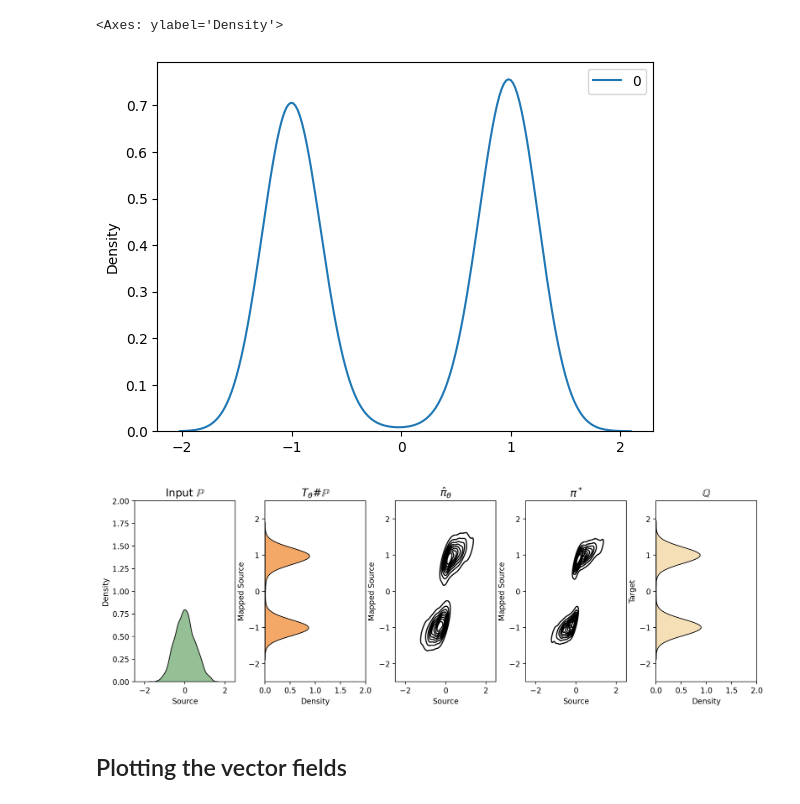
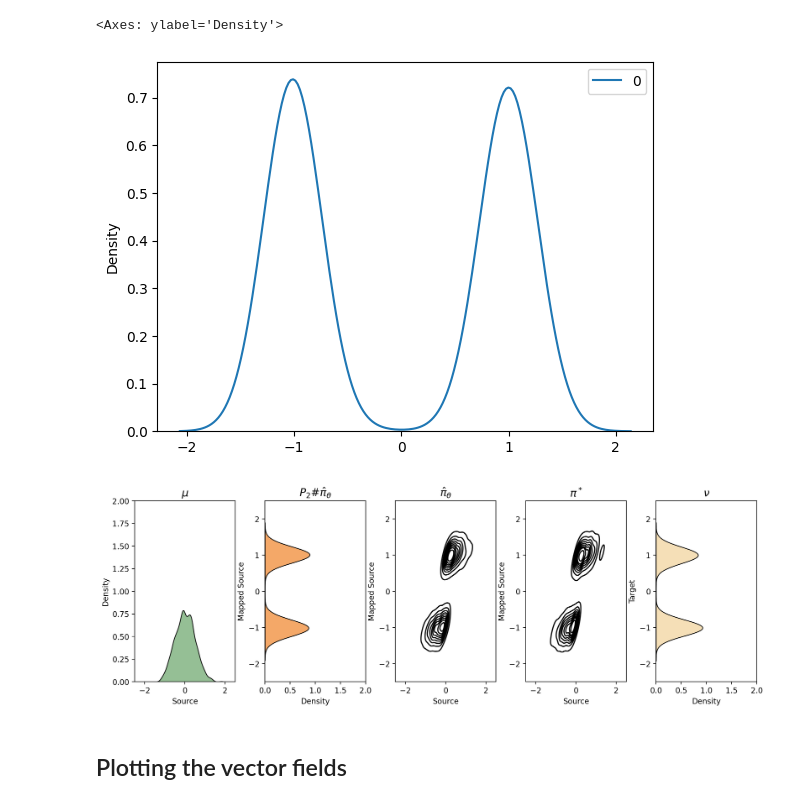
Before and after one commit to MUCDK/genot, a Jupyter notebook: notebooks/1d_simulated/1d_simulated_data_1e-2.ipynb, the cells around one changed output. Drawn from its saved outputs; the diff is of its cells as text; code cells hidden in the pictures.

```diff
--- a/notebooks/1d_simulated/1d_simulated_data_1e-2.ipynb
+++ b/notebooks/1d_simulated/1d_simulated_data_1e-2.ipynb
@@ -21,11 +19,11 @@ from entot.plotting.plots import plot_1D_balanced_new
 # %%
-source = MixtureNormalSampler(jax.random.PRNGKey(0), [0], 1,  0.5, batch_size=128)
-target = MixtureNormalSampler(jax.random.PRNGKey(1), [-1.0,1.0], 1,  0.1, batch_size=128)
+source = MixtureNormalSampler(jax.random.PRNGKey(0), [0], 1,  0.5, batch_size=1024)
+target = MixtureNormalSampler(jax.random.PRNGKey(1), [-1.0,1.0], 1,  0.1, batch_size=1024)
 # %%
-neural_net = MLP_FM_VAE2(1, 64, 64, 64, n_frequencies=10)
-bridge_net = Bridge_MLP(1, 64, 64)
+neural_net = MLP_vector_field(1, 128, 128, 128, n_frequencies=10)
+bridge_net = Bridge_MLP_mean(1, 128, 128)
 ot_solver = ott.solvers.linear.sinkhorn.Sinkhorn()
 solver_latent_to_data = ott.solvers.linear.sinkhorn.Sinkhorn()
 
-otfm = OTFlowMatching(neural_net, bridge_net=bridge_net, ot_solver=ot_solver, epsilon=1e-2, input_dim=1, output_dim=1, iterations=5_000, k_noise_per_x=10, solver_latent_to_data=solver_latent_to_data)
+otfm = OTFlowMatching(neural_net, bridge_net=bridge_net, ot_solver=ot_solver, epsilon=1e-1, input_dim=1, output_dim=1, iterations=20_000, k_noise_per_x=10, solver_latent_to_data=solver_latent_to_data)
 # %%
@@ -38,39 +36,39 @@ res, _ , _= otfm.transport(source_batch, seed=0)
 sns.kdeplot(res[0,...])
 # %% [output]
 <Axes: ylabel='Density'>
-[figure, old version]
+[figure, new version]
 # %%
 kwargs = {}
 a = (-2.5, 2.5)
 b = (0.0, 2.0)
 
 kwargs["00_xlim"] = a
 kwargs["01_xlim"] = b
 kwargs["02_xlim"] = a
 kwargs["10_xlim"] = a
 kwargs["11_xlim"] = b
 kwargs["12_xlim"] = b
 
 kwargs["00_ylim"] = b
 kwargs["01_ylim"] = a
 kwargs["02_ylim"] = a
 kwargs["10_ylim"] = a
 kwargs["11_ylim"] = a
 kwargs["12_ylim"] = a
 
 kwargs["bw_adjust"] = 0.8
 
 source.batch_size = 1024
 source_batch = next(source)
 
 target.batch_size = 1024
 target_batch = next(target)
 
 res, _, _ = otfm.transport(source_batch, seed=1, diffeqsolve_kwargs={"max_steps": 1_000_000})
 
-_  = plot_1D_balanced_new(source_batch, target_batch, res[0,...], 1e-2, **kwargs)
+_  = plot_1D_balanced(source_batch, target_batch, res[0,...], 1e-1, **kwargs)
 # %% [output]
-[figure, old version]
+[figure, new version]
 # %% [markdown]
 ## Plotting the vector fields
 # %%
```
Also changed, not shown: parts of 5 cells of this notebook, 8 other files.
